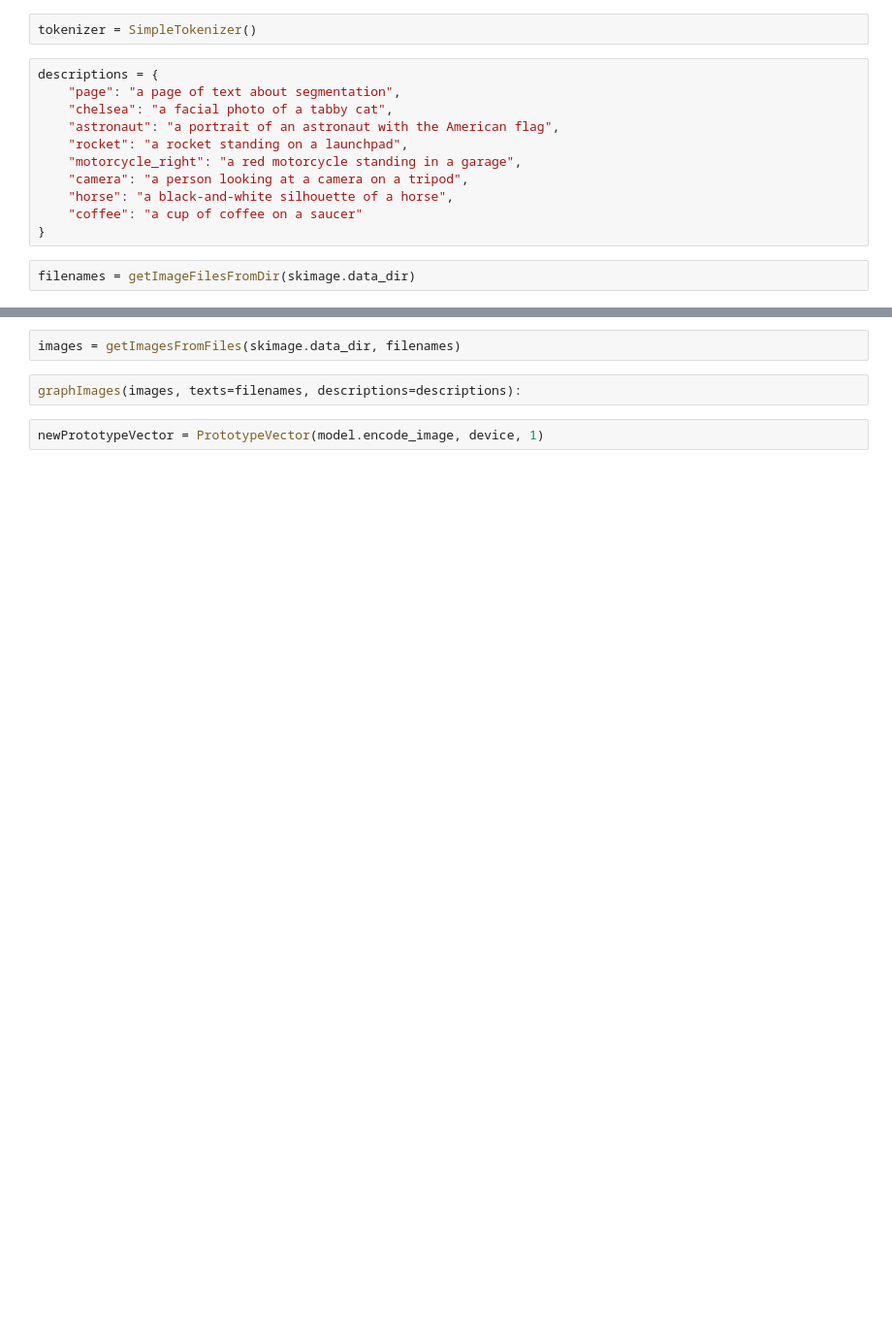
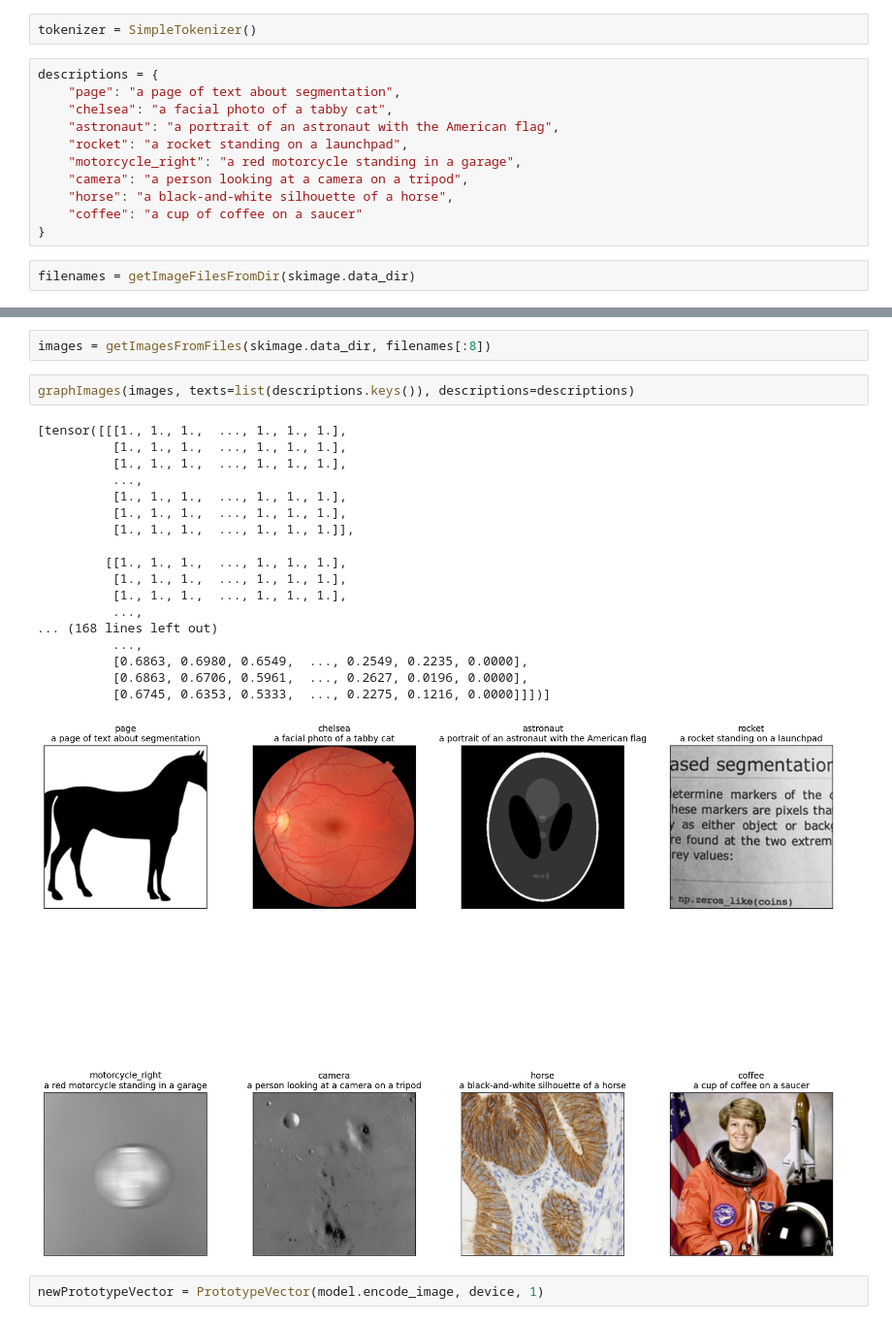
Before and after one commit to jerrychen109/CLIP-fewshot, a Jupyter notebook: Pipeline.ipynb, the cells around one changed output, grey strips where cells are left out. Shown at 97% size. Drawn from its saved outputs; the diff is of its cells as text; blank space fills up the shorter version.

```diff
--- a/Pipeline.ipynb
+++ b/Pipeline.ipynb
@@ -186,6 +202,25 @@ filenames = getImageFilesFromDir(skimage.data_dir)
 # %%
-images = getImagesFromFiles(skimage.data_dir, filenames)
+images = getImagesFromFiles(skimage.data_dir, filenames[:8])
 # %%
-graphImages(images, texts=filenames, descriptions=descriptions):
+graphImages(images, texts=list(descriptions.keys()), descriptions=descriptions)
+# %% [output]
+[tensor([[[1., 1., 1.,  ..., 1., 1., 1.],
+          [1., 1., 1.,  ..., 1., 1., 1.],
+          [1., 1., 1.,  ..., 1., 1., 1.],
+          ...,
+          [1., 1., 1.,  ..., 1., 1., 1.],
+          [1., 1., 1.,  ..., 1., 1., 1.],
+          [1., 1., 1.,  ..., 1., 1., 1.]],
+
+         [[1., 1., 1.,  ..., 1., 1., 1.],
+          [1., 1., 1.,  ..., 1., 1., 1.],
+          [1., 1., 1.,  ..., 1., 1., 1.],
+          ...,
+... (168 lines left out)
+          ...,
+          [0.6863, 0.6980, 0.6549,  ..., 0.2549, 0.2235, 0.0000],
+          [0.6863, 0.6706, 0.5961,  ..., 0.2627, 0.0196, 0.0000],
+          [0.6745, 0.6353, 0.5333,  ..., 0.2275, 0.1216, 0.0000]]])]
+[figure, added]
 # %%
 newPrototypeVector = PrototypeVector(model.encode_image, device, 1)
```
Also changed, not shown: parts of 16 cells of this notebook.
